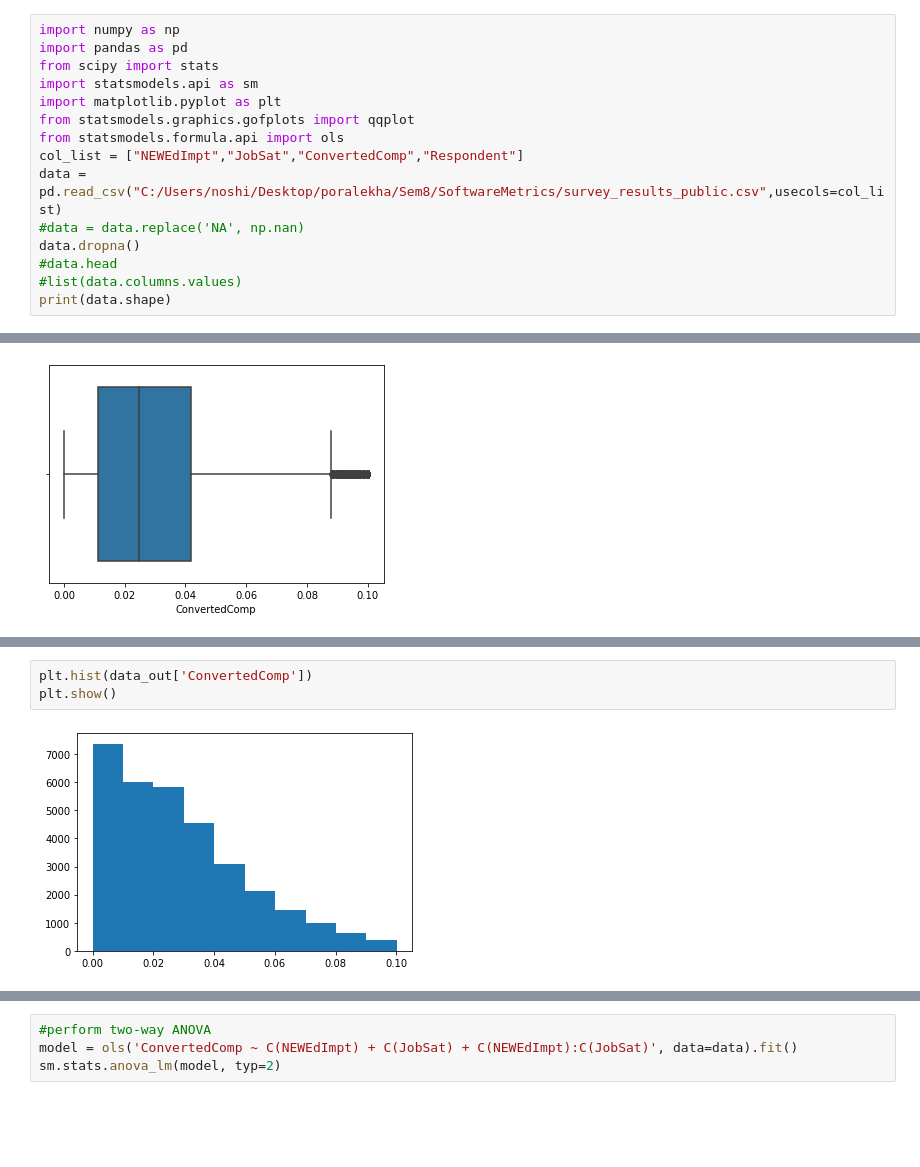
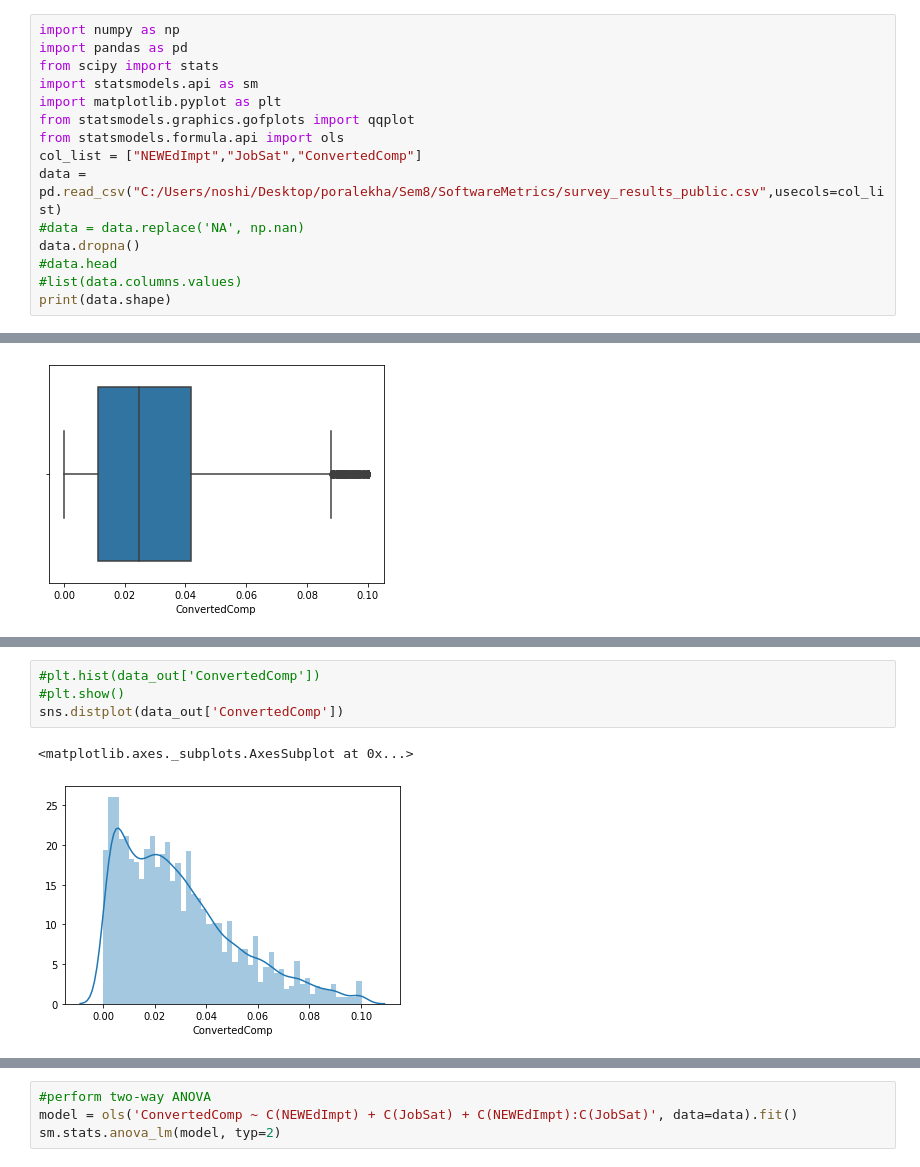
Before and after one commit to NoshinTahsin/SoftwareMetrics8th, a Jupyter notebook: anova-transformation.ipynb, the cells around one changed output, grey strips where cells are left out. Cells and saved outputs as stored; diff of their text form; blank space fills up the shorter version.

```diff
--- a/anova-transformation.ipynb
+++ b/anova-transformation.ipynb
@@ -6,7 +6,7 @@ import statsmodels.api as sm
 import matplotlib.pyplot as plt
 from statsmodels.graphics.gofplots import qqplot
 from statsmodels.formula.api import ols
-col_list = ["NEWEdImpt","JobSat","ConvertedComp","Respondent"]
+col_list = ["NEWEdImpt","JobSat","ConvertedComp"]
 data = pd.read_csv("C:/Users/noshi/Desktop/poralekha/Sem8/SoftwareMetrics/survey_results_public.csv",usecols=col_list)
 #data = data.replace('NA', np.nan)
 data.dropna()
@@ -123,5 +133,7 @@ sns.boxplot(x=data_out['ConvertedComp'])
 # %%
-plt.hist(data_out['ConvertedComp'])
-plt.show()
+#plt.hist(data_out['ConvertedComp'])
+#plt.show()
+sns.distplot(data_out['ConvertedComp'])
 # %% [output]
+<matplotlib.axes._subplots.AxesSubplot at 0x...>
-[figure, old version]
+[figure, new version]
```
Also changed, not shown: parts of 10 cells of this notebook.
